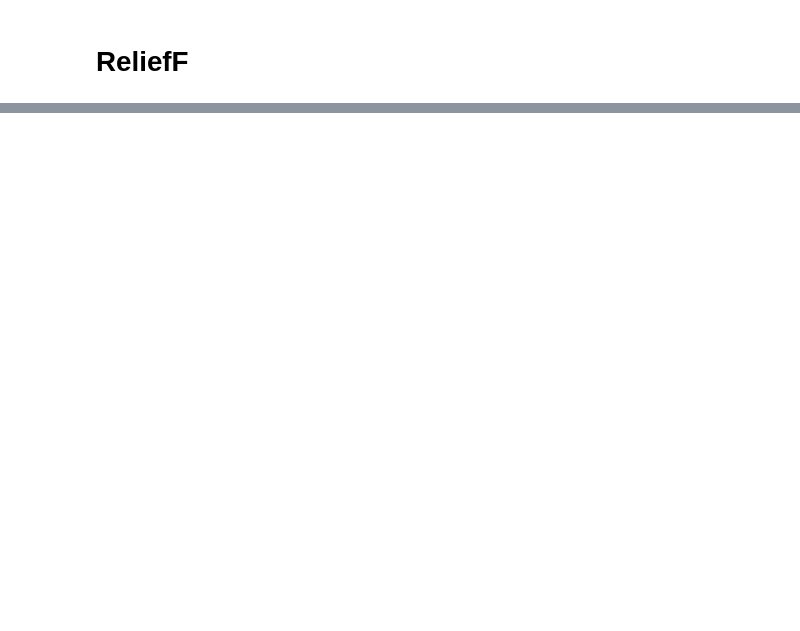
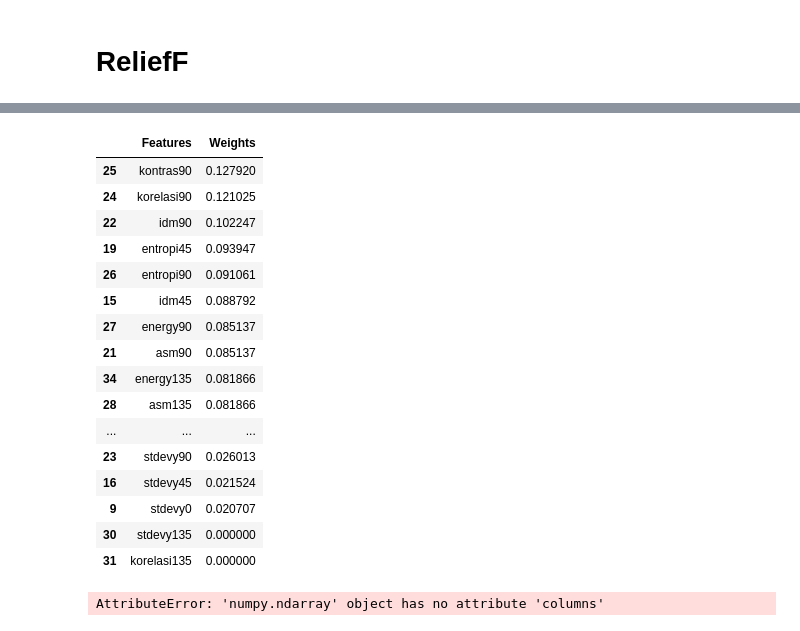
Before and after one commit to agung-madani/feature-selection, a Jupyter notebook: Feature Selection Testing.ipynb, the cells around one changed output, grey strips where cells are left out. Saved outputs shown, nothing was run; the diff lists cells and outputs as text; code cells hidden in the pictures; blank space fills up the shorter version.

```diff
--- a/Feature Selection Testing.ipynb
+++ b/Feature Selection Testing.ipynb
@@ -369,3 +185,53 @@ result_chi.head(100)
+# %%
+import pandas as pd
+import numpy as np
+from sklearn.pipeline import make_pipeline
+from skrebate import ReliefF
+from sklearn.ensemble import RandomForestClassifier
+from sklearn.model_selection import cross_val_score
+
+df = pd.read_csv('extraksiSidikJari.csv')
+len_row, len_col = df.shape
+df = df.iloc[:, 1:]
+# %%
+features, labels = df.drop('Target', axis=1).values, df['Target'].values
+
+clf = make_pipeline(ReliefF(n_features_to_select=3, n_neighbors=100),
+                    RandomForestClassifier(random_state = 42))
+
+# Perform ReliefF feature selection
+relieff = clf.named_steps['relieff']
+relieff.fit(features, labels)
+feature_weights = relieff.feature_importances_
+
+featur_com = []
+weight_com = []
+# Print the feature weights for each feature
+for feature, weight in zip(df.columns[:-1], feature_weights):
+    featur_com.append(feature)
+    weight_com.append(weight)
+
+combines = {'Features':featur_com, 'Weights':weight_com}
+weight_f = pd.DataFrame(combines)
+weight_f.sort_values('Weights', ascending=False).head(100)
+# %% [output]
+|  | Features | Weights |
+| 25 | kontras90 | 0.127920 |
+| 24 | korelasi90 | 0.121025 |
+| 22 | idm90 | 0.102247 |
+| 19 | entropi45 | 0.093947 |
+| 26 | entropi90 | 0.091061 |
+| 15 | idm45 | 0.088792 |
+| 27 | energy90 | 0.085137 |
+| 21 | asm90 | 0.085137 |
+| 34 | energy135 | 0.081866 |
+| 28 | asm135 | 0.081866 |
+| ... | ... | ... |
+| 23 | stdevy90 | 0.026013 |
+| 16 | stdevy45 | 0.021524 |
+| 9 | stdevy0 | 0.020707 |
+| 30 | stdevy135 | 0.000000 |
+| 31 | korelasi135 | 0.000000 |
 # %%
 import sklearn_relief as relief
 
@@ -391,4 +257,6 @@ results = pd.DataFrame({'ReliefF': X.columns, 'Weights': r.w_})
 results = results.sort_values('Weights', ascending=False)
 
 # Print the sorted DataFrame
-results.head(98)
+results.head(5)
+# %% [output]
+AttributeError: 'numpy.ndarray' object has no attribute 'columns'
```
Also changed, not shown: parts of 23 cells of this notebook, 1 other file.
